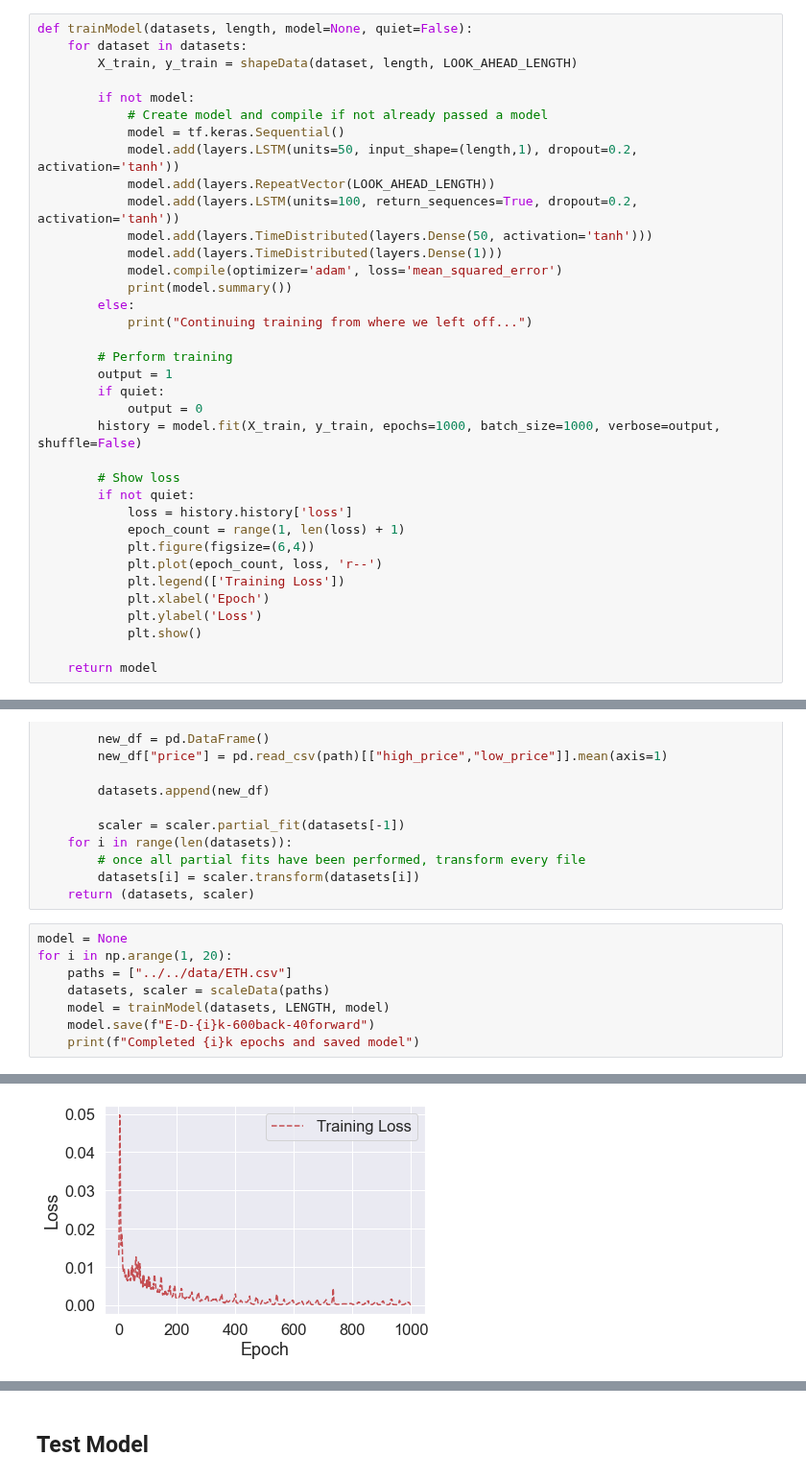
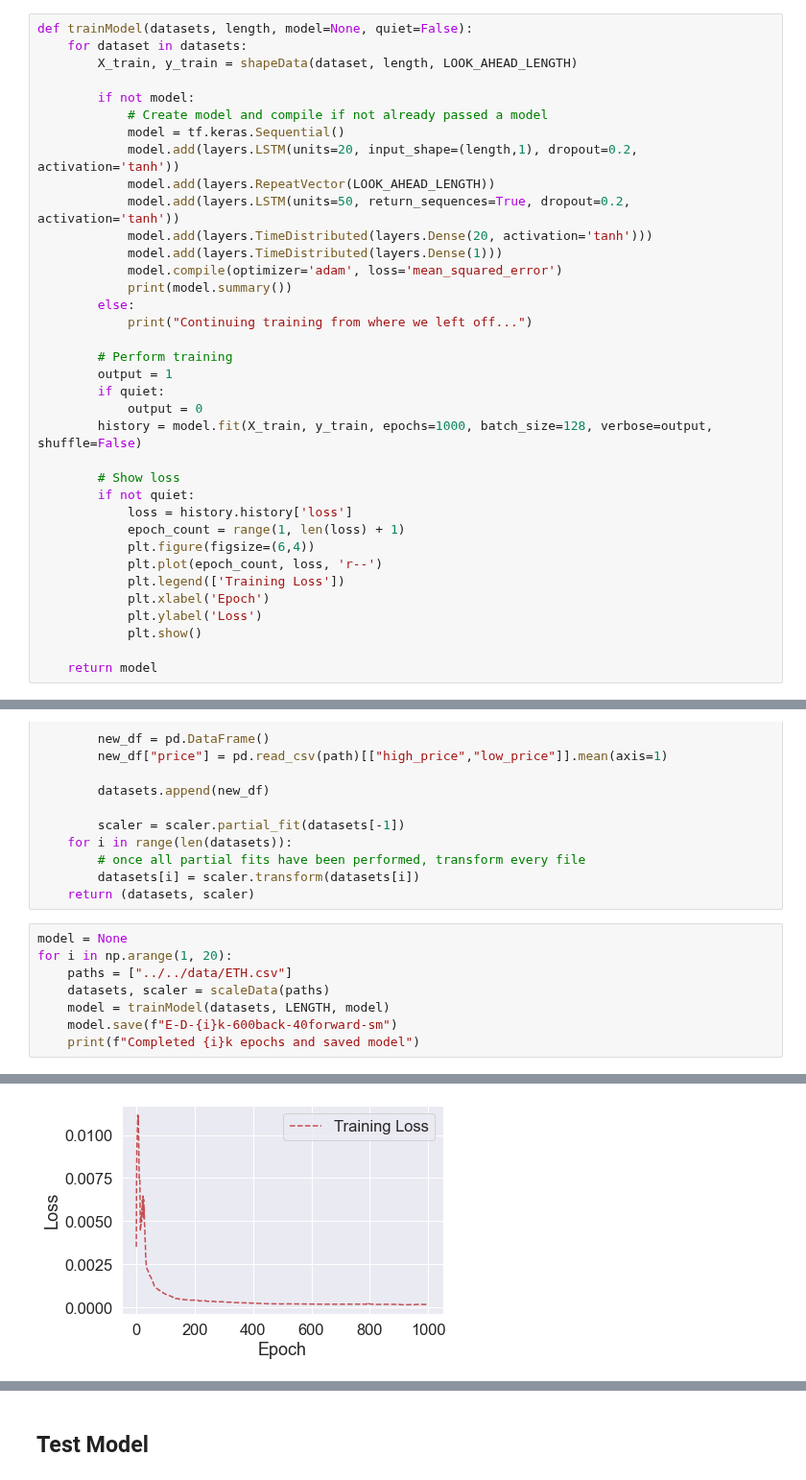
Before and after one commit to jsngalloway/night-trader, a Jupyter notebook: notebooks/lstm_modeling/train_encoder_decoder.ipynb, the cells around one changed output, grey strips where cells are left out. Shown at 96% size. Saved outputs shown, nothing was run; the diff lists cells and outputs as text.

Commit message:
small batch models

```diff
--- a/notebooks/lstm_modeling/train_encoder_decoder.ipynb
+++ b/notebooks/lstm_modeling/train_encoder_decoder.ipynb
@@ -53,10 +53,10 @@ def trainModel(datasets, length, model=None, quiet=False):
         if not model:
             # Create model and compile if not already passed a model
             model = tf.keras.Sequential()
-            model.add(layers.LSTM(units=50, input_shape=(length,1), dropout=0.2, activation='tanh'))
+            model.add(layers.LSTM(units=20, input_shape=(length,1), dropout=0.2, activation='tanh'))
             model.add(layers.RepeatVector(LOOK_AHEAD_LENGTH))
-            model.add(layers.LSTM(units=100, return_sequences=True, dropout=0.2, activation='tanh'))
-            model.add(layers.TimeDistributed(layers.Dense(50, activation='tanh')))
+            model.add(layers.LSTM(units=50, return_sequences=True, dropout=0.2, activation='tanh'))
+            model.add(layers.TimeDistributed(layers.Dense(20, activation='tanh')))
             model.add(layers.TimeDistributed(layers.Dense(1)))
             model.compile(optimizer='adam', loss='mean_squared_error')
             print(model.summary())
@@ -67,7 +67,7 @@ def trainModel(datasets, length, model=None, quiet=False):
         output = 1
         if quiet:
             output = 0
-        history = model.fit(X_train, y_train, epochs=1000, batch_size=1000, verbose=output, shuffle=False)
+        history = model.fit(X_train, y_train, epochs=1000, batch_size=128, verbose=output, shuffle=False)
 
         # Show loss
         if not quiet:
@@ -104,6 +104,6 @@ for i in np.arange(1, 20):
     paths = ["../../data/ETH.csv"]
     datasets, scaler = scaleData(paths)
     model = trainModel(datasets, LENGTH, model)
-    model.save(f"E-D-{i}k-600back-40forward")
+    model.save(f"E-D-{i}k-600back-40forward-sm")
     print(f"Completed {i}k epochs and saved model")
 # %% [output]
@@ -127 +127 @@ Epoch 1000/1000
-[figure, old version]
+[figure, new version]
```
Also changed, not shown: parts of 1 cell of this notebook, 6 other files.
